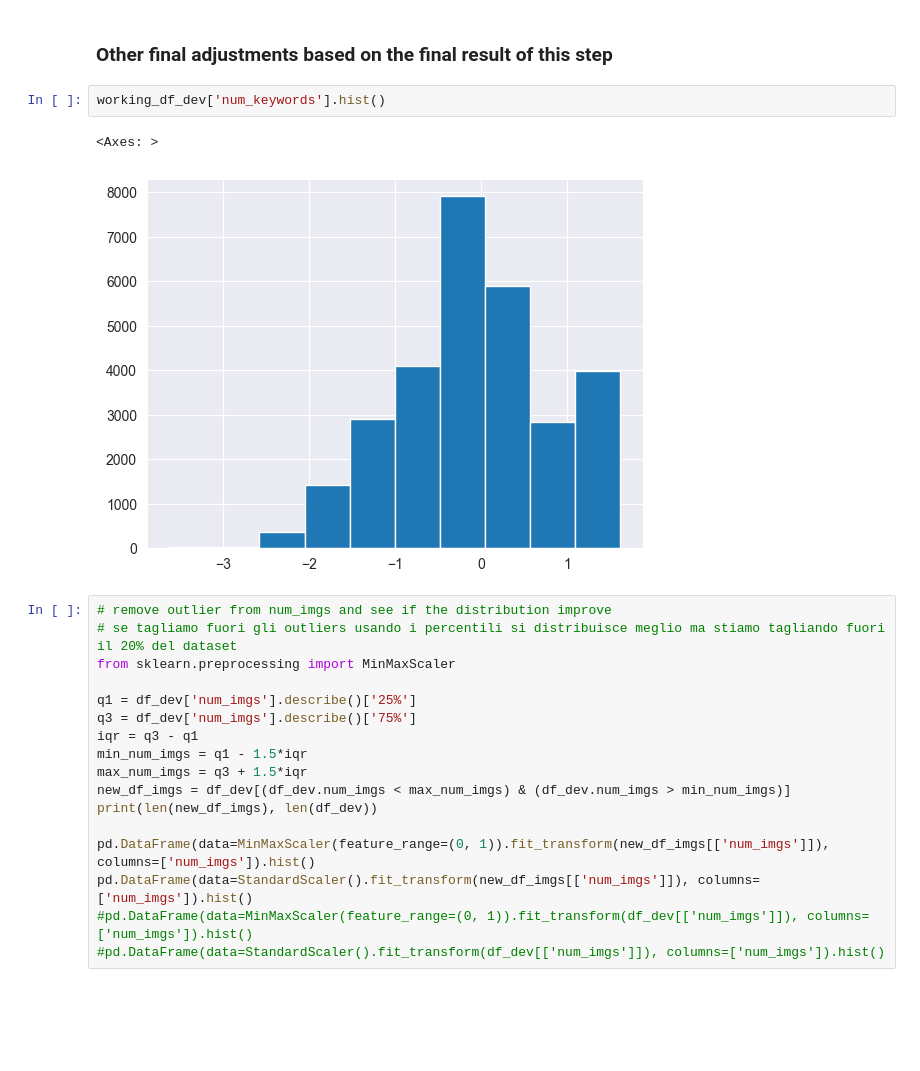
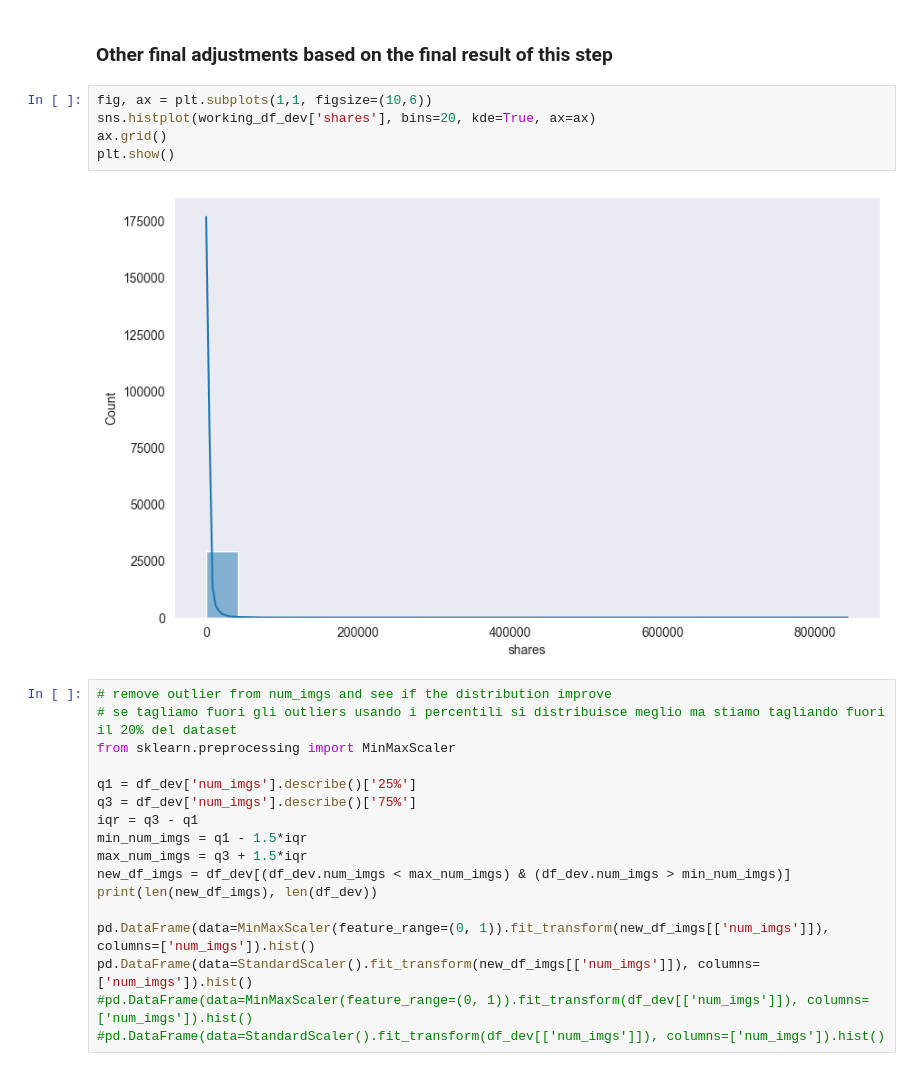
Before and after one commit to lolloberga/predict-shares-online-news, a Jupyter notebook: feature_engeneering.ipynb, the cells around one changed output. Cells and saved outputs as stored; diff of their text form; blank space fills up the shorter version.

```diff
--- a/feature_engeneering.ipynb
+++ b/feature_engeneering.ipynb
@@ -268,10 +276,12 @@ working_df_dev.describe()
 # %% [markdown]
 ### Other final adjustments based on the final result of this step
-# %%
-working_df_dev['num_keywords'].hist()
-# %% [output]
-<Axes: >
-[figure, removed]
+# %%
+fig, ax = plt.subplots(1,1, figsize=(10,6))
+sns.histplot(working_df_dev['shares'], bins=20, kde=True, ax=ax)
+ax.grid()
+plt.show()
+# %% [output]
+[figure, added]
 # %%
 # remove outlier from num_imgs and see if the distribution improve
 # se tagliamo fuori gli outliers usando i percentili si distribuisce meglio ma stiamo tagliando fuori il 20% del dataset
```
Also changed, not shown: parts of 13 cells of this notebook.
